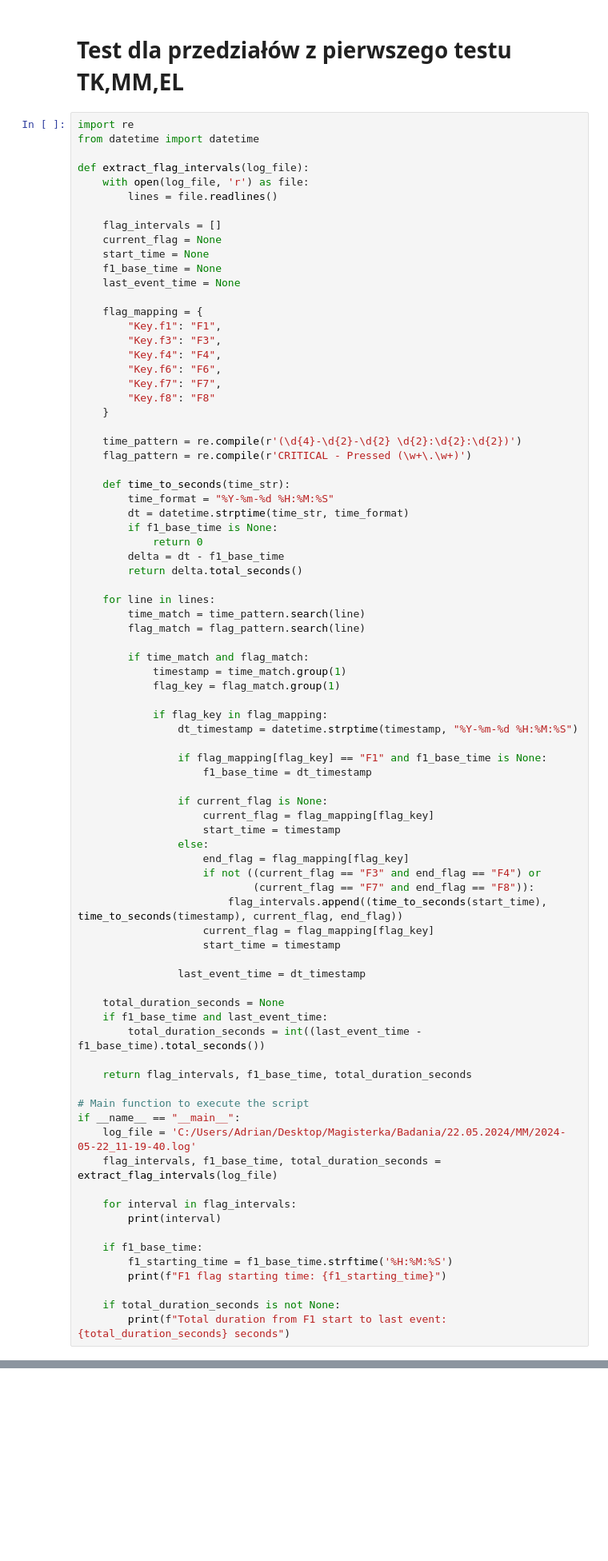
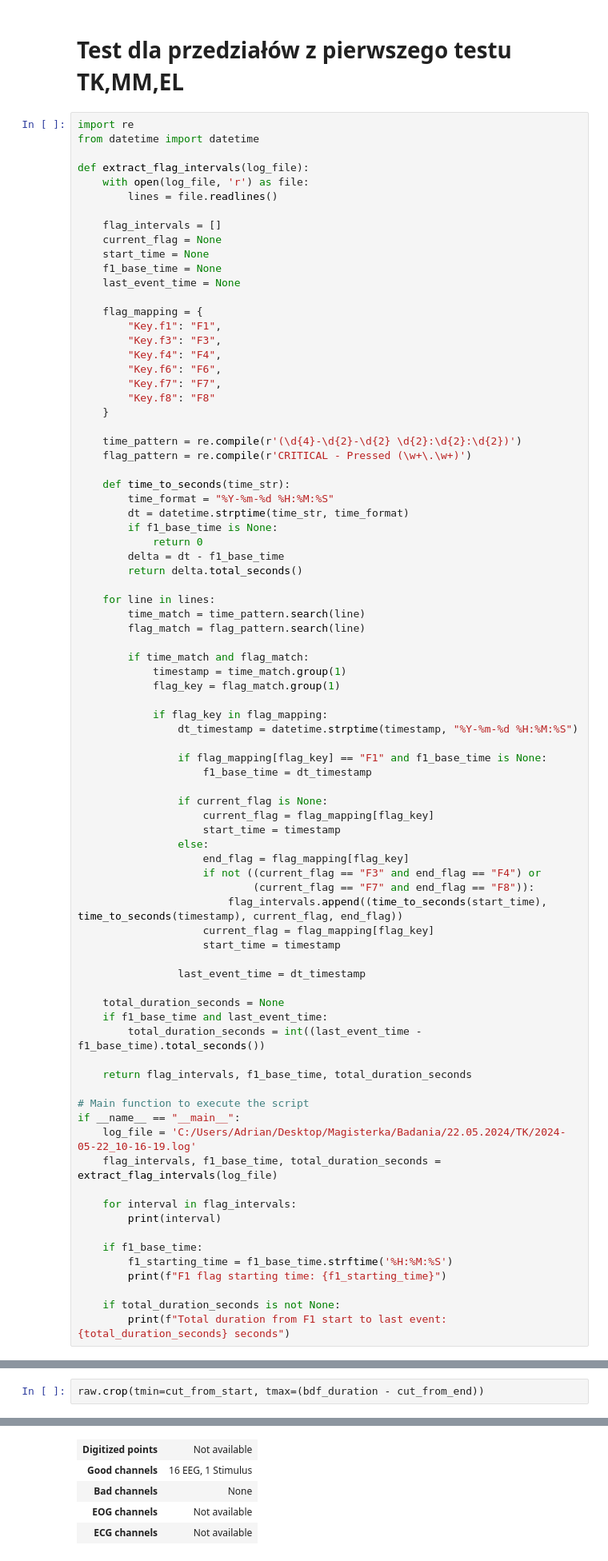
Before and after one commit to IcyArcticc/Master-s-thesis-visualisation-app, a Jupyter notebook: test_notebook.ipynb, the cells around one changed output, grey strips where cells are left out. Shown at 80% size. Drawn from its saved outputs; the diff is of its cells as text; blank space fills up the shorter version.

```diff
--- a/test_notebook.ipynb
+++ b/test_notebook.ipynb
@@ -241,7 +226,7 @@ def extract_flag_intervals(log_file):
 
 # Main function to execute the script
 if __name__ == "__main__":
-    log_file = 'C:/Users/Adrian/Desktop/Magisterka/Badania/22.05.2024/MM/2024-05-22_11-19-40.log'
+    log_file = 'C:/Users/Adrian/Desktop/Magisterka/Badania/22.05.2024/TK/2024-05-22_10-16-19.log'
     flag_intervals, f1_base_time, total_duration_seconds = extract_flag_intervals(log_file)
 
     for interval in flag_intervals:
@@ -268,0 +338,3 @@ Total duration from F1 start to last event: 1450 seconds
+# %%
+raw.crop(tmin=cut_from_start, tmax=(bdf_duration - cut_from_end))
+# %% [output]
@@ -268,0 +346,5 @@ Total duration from F1 start to last event: 1450 seconds
+| Digitized points | Not available |
+| Good channels | 16 EEG, 1 Stimulus |
+| Bad channels | None |
+| EOG channels | Not available |
+| ECG channels | Not available |
```
Also changed, not shown: parts of 15 cells of this notebook, 3 other files.
